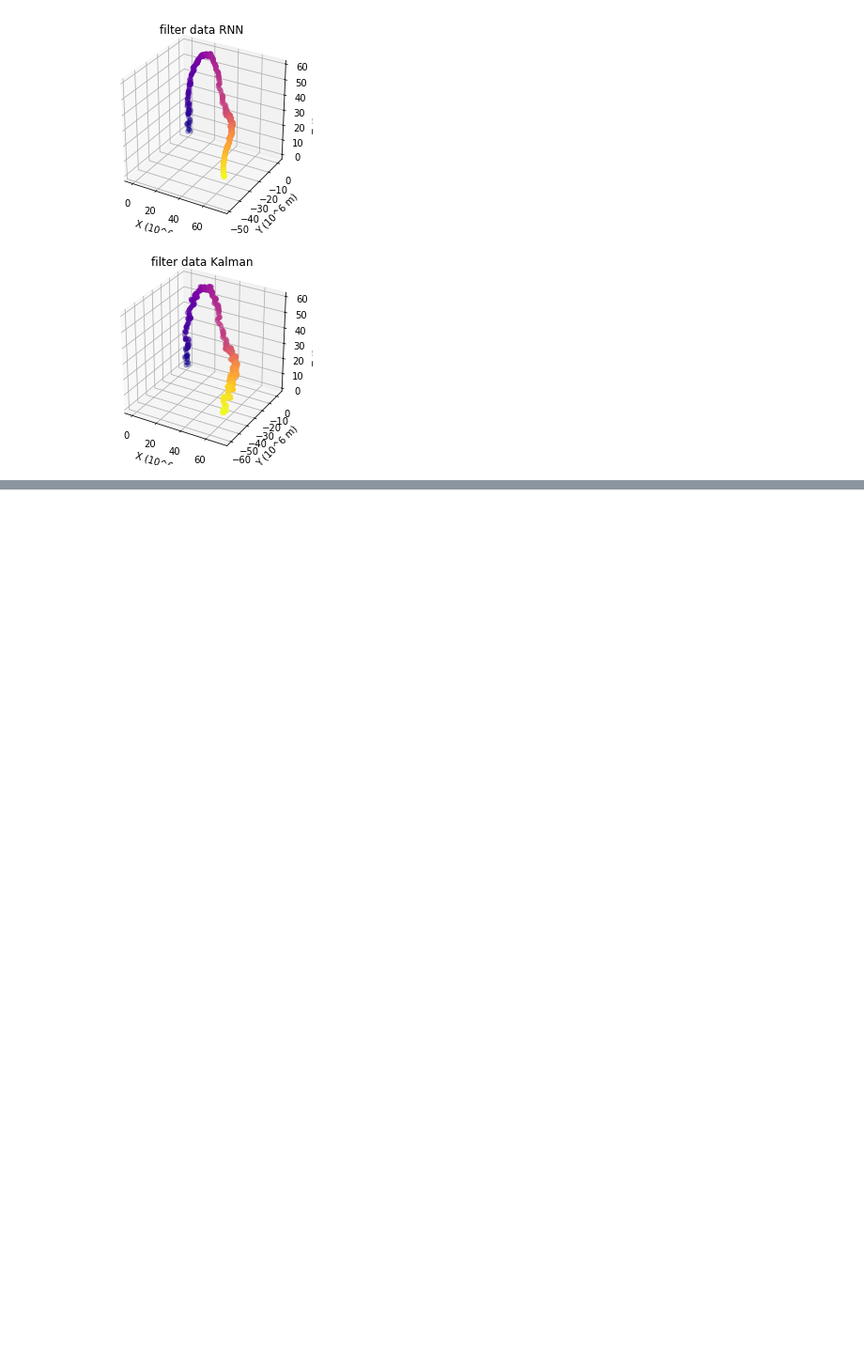
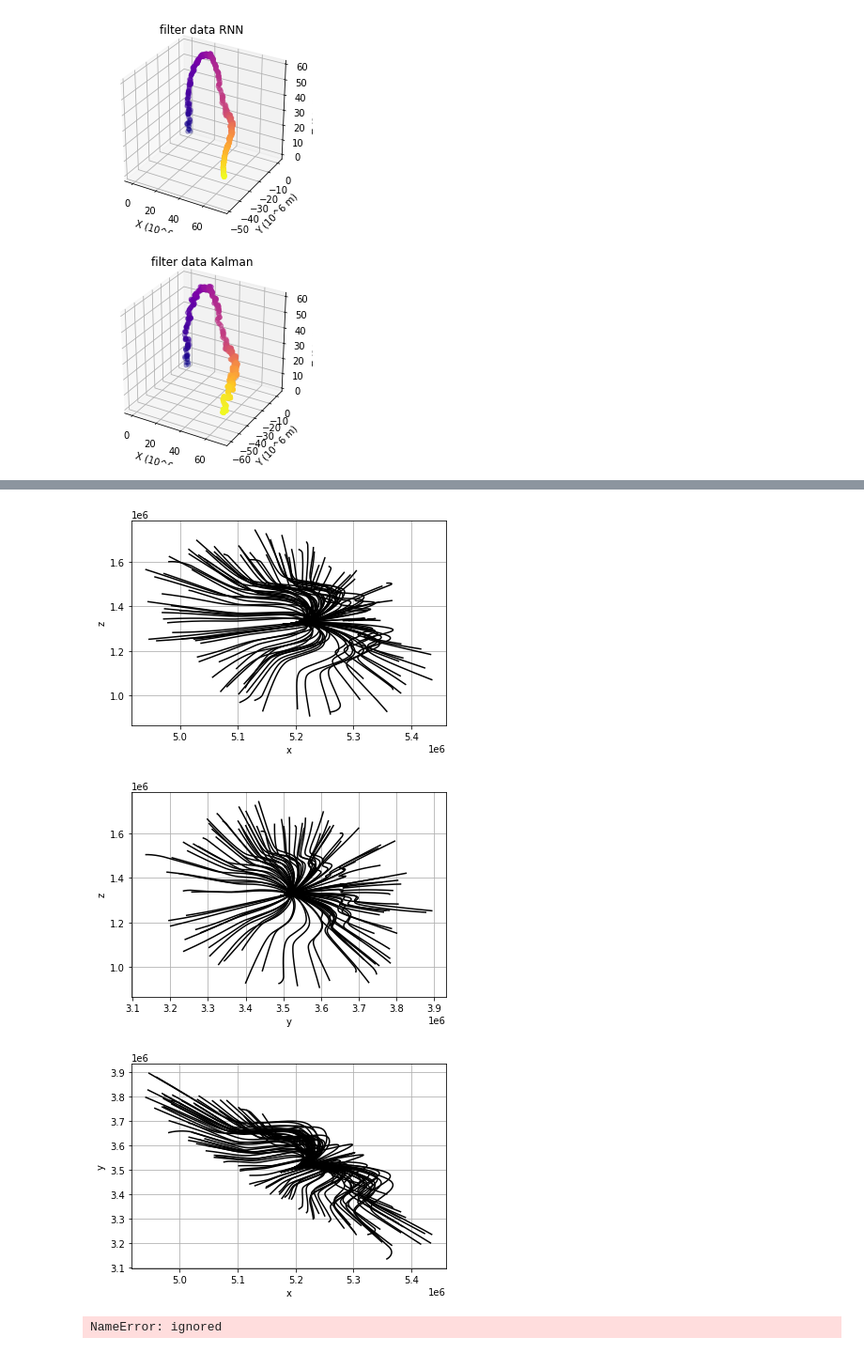
Before and after one commit to dart9905/-oursework, a Jupyter notebook: KalmanNN/KalmanNN.ipynb, the cells around one changed output, grey strips where cells are left out. Shown at 94% size. Cells and saved outputs as stored; diff of their text form; code cells hidden in the pictures; blank space fills up the shorter version.

```diff
--- a/KalmanNN/KalmanNN.ipynb
+++ b/KalmanNN/KalmanNN.ipynb
@@ -1468,0 +1576,34 @@ plt.show()
+# %%
+data_rnn = return_RelativeTrajectory(test_data, name = 'data')#'data_noise'
+# %%
+a0 = 3
+a1 = 0
+a2 = 2
+plt.ylabel('z')
+plt.xlabel('x')
+for k in range(len(data_rnn)//2):
+  plt.plot(np.array(data_rnn[k])[a0:,a1], np.array(data_rnn[k])[a0:,a2], label='data', color='black')
+plt.grid(True)
+plt.show()
+
+a1 = 1
+a2 = 2
+plt.ylabel('z')
+plt.xlabel('y')
+for k in range(len(data_rnn)//2):
+  plt.plot(np.array(data_rnn[k])[a0:,a1], np.array(data_rnn[k])[a0:,a2], label='data', color='black')
+plt.grid(True)
+plt.show()
+
+a1 = 0
+a2 = 1
+plt.ylabel('y')
+plt.xlabel('x')
+for k in range(len(data_rnn)//2):
+  plt.plot(np.array(data_rnn[k])[a0:,a1], np.array(data_rnn[k])[a0:,a2], label='data', color='black')
+plt.grid(True)
+plt.show()
+# %% [output]
+[figure, added]
+[figure, added]
+[figure, added]
@@ -1468,0 +1629,4 @@ plt.show()
+# %%
+orig_pack_predictions = return_predictions(pack_predictions, test_data, BATCH_SIZE_TEST, 'data')
+# %% [output]
+NameError: ignored
```
Also changed, not shown: parts of 8 cells of this notebook, 2 other files.
